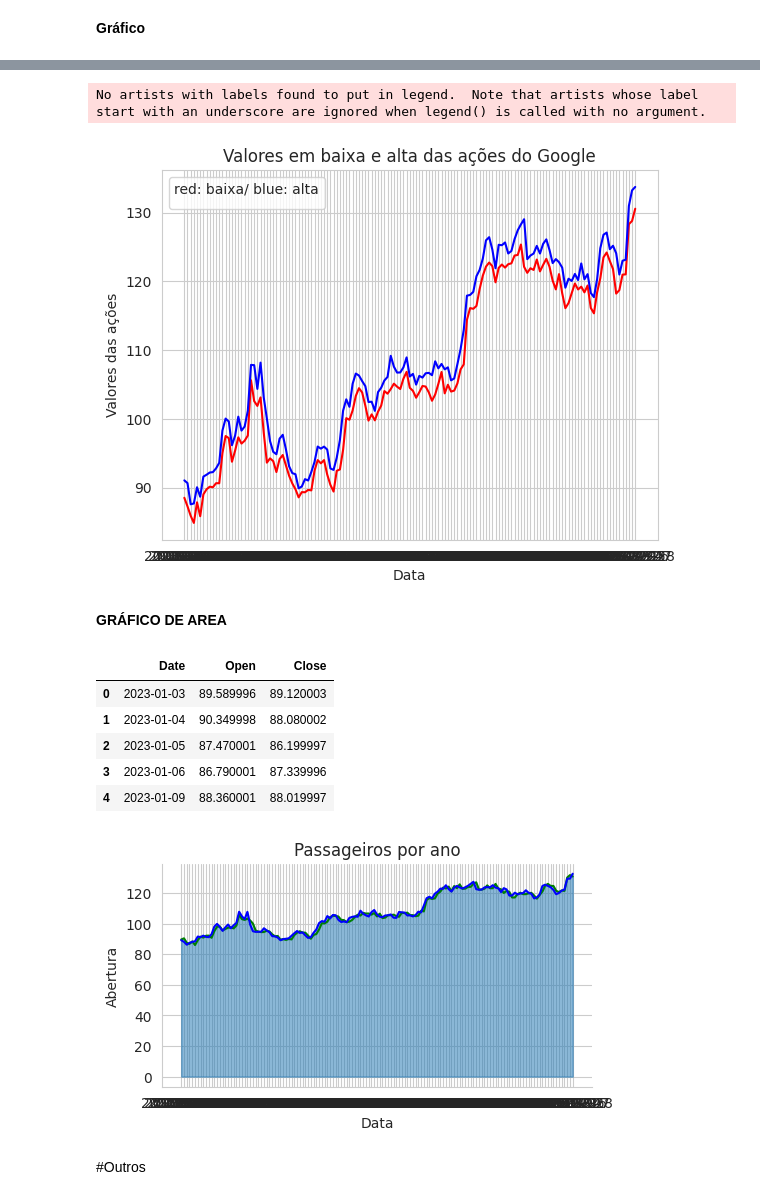
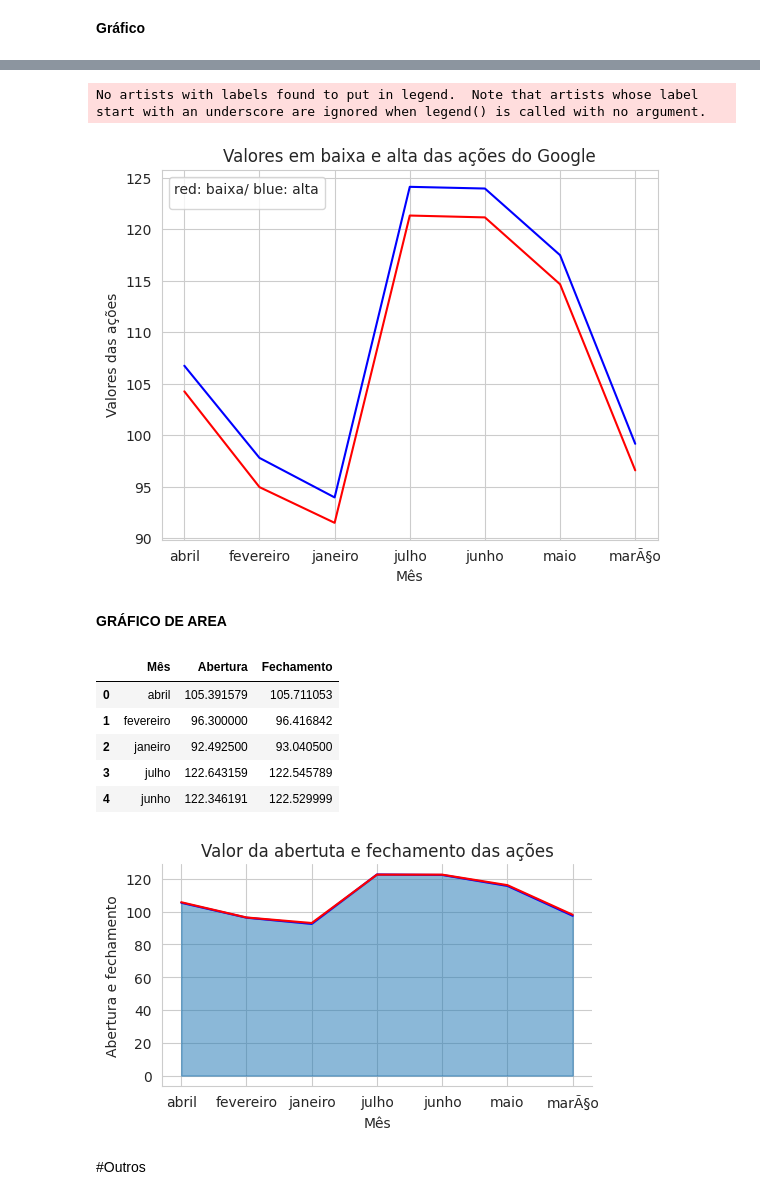
Before and after one commit to micaellimaj/series_temporais, a Jupyter notebook: EstoqueDoGoogle.ipynb, the cells around one changed output, grey strips where cells are left out. Saved outputs shown, nothing was run; the diff lists cells and outputs as text; code cells hidden in the pictures.

```diff
--- a/EstoqueDoGoogle.ipynb
+++ b/EstoqueDoGoogle.ipynb
@@ -171,0 +203,2 @@ dados.tail()
+# %%
+dados['nivel_fechamento'] = np.where(dados['Fechamento_Ajustado'] > 100.000000, 'Valor alto','Valor baixo')
@@ -174,6 +216,6 @@ dados.tail()
 # %% [markdown]
 **Gráfico**
 # %%
-valores_variacao = dados[["Date","Low","High"]].groupby("Date").agg("sum").reset_index()
+valores_variacao = dados[["Mês","Baixa","Alta"]].groupby("Mês").agg("mean").reset_index()
 valores_variacao.head()
 # %% [output]
@@ -186,36 +228,36 @@ valores_variacao.head()
 # %%
 with sns.axes_style('whitegrid'):
-    grafico = sns.lineplot(data=valores_variacao, x="Date", y="Low", color="red")
-    grafico = sns.lineplot(data=valores_variacao, x="Date", y="High", color="blue")
-    grafico.set(title='Valores em baixa e alta das ações do Google', xlabel='Data', ylabel='Valores das ações')
+    grafico = sns.lineplot(data=valores_variacao, x="Mês", y="Baixa", color="red")
+    grafico = sns.lineplot(data=valores_variacao, x="Mês", y="Alta", color="blue")
+    grafico.set(title='Valores em baixa e alta das ações do Google', xlabel='Mês', ylabel='Valores das ações')
     grafico.legend(title='red: baixa/ blue: alta')
 # %% [output]
 No artists with labels found to put in legend.  Note that artists whose label start with an underscore are ignored when legend() is called with no argument.
-[figure, old version]
+[figure, new version]
 # %% [markdown]
 **GRÁFICO DE AREA**
 # %%
-abertura_fechamento = dados[["Date","Open","Close"]].groupby("Date").agg("sum").reset_index()
+abertura_fechamento = dados[["Mês","Abertura","Fechamento"]].groupby("Mês").agg("mean").reset_index()
 abertura_fechamento.head()
 # %% [output]
-|  | Date | Open | Close |
-| 0 | 2023-01-03 | 89.589996 | 89.120003 |
-| 1 | 2023-01-04 | 90.349998 | 88.080002 |
-| 2 | 2023-01-05 | 87.470001 | 86.199997 |
-| 3 | 2023-01-06 | 86.790001 | 87.339996 |
-| 4 | 2023-01-09 | 88.360001 | 88.019997 |
+|  | Mês | Abertura | Fechamento |
+| 0 | abril | 105.391579 | 105.711053 |
+| 1 | fevereiro | 96.300000 | 96.416842 |
+| 2 | janeiro | 92.492500 | 93.040500 |
+| 3 | julho | 122.643159 | 122.545789 |
+| 4 | junho | 122.346191 | 122.529999 |
 # %%
 with sns.axes_style('whitegrid'):
   grafico = sns.FacetGrid(data=abertura_fechamento)
-  grafico.map(sns.lineplot, "Date", "Open",color="green")
-  grafico.map(sns.lineplot, "Date", "Close",color="blue")
-  grafico.map(plt.fill_between, 'Date', 'Open', alpha=0.3)
-  grafico.map(plt.fill_between, 'Date', 'Close', alpha=0.3)
-  grafico.set(title='Passageiros por ano', xlabel='Data', ylabel='Abertura')
+  grafico.map(sns.lineplot, "Mês", "Abertura",color="blue")
+  grafico.map(sns.lineplot, "Mês", "Fechamento",color="red")
+  grafico.map(plt.fill_between, 'Mês', 'Abertura', alpha=0.3)
+  grafico.map(plt.fill_between, 'Mês', 'Fechamento', alpha=0.3)
+  grafico.set(title='Valor da abertuta e fechamento das ações', xlabel='Mês', ylabel='Abertura e fechamento')
   grafico.add_legend()
   grafico.fig.set_size_inches(w=15/2.54, h=7.5/2.54)
 # %% [output]
-[figure, old version]
+[figure, new version]
 # %% [markdown]
 #Outros
 # %%
```
Also changed, not shown: parts of 15 cells of this notebook.
